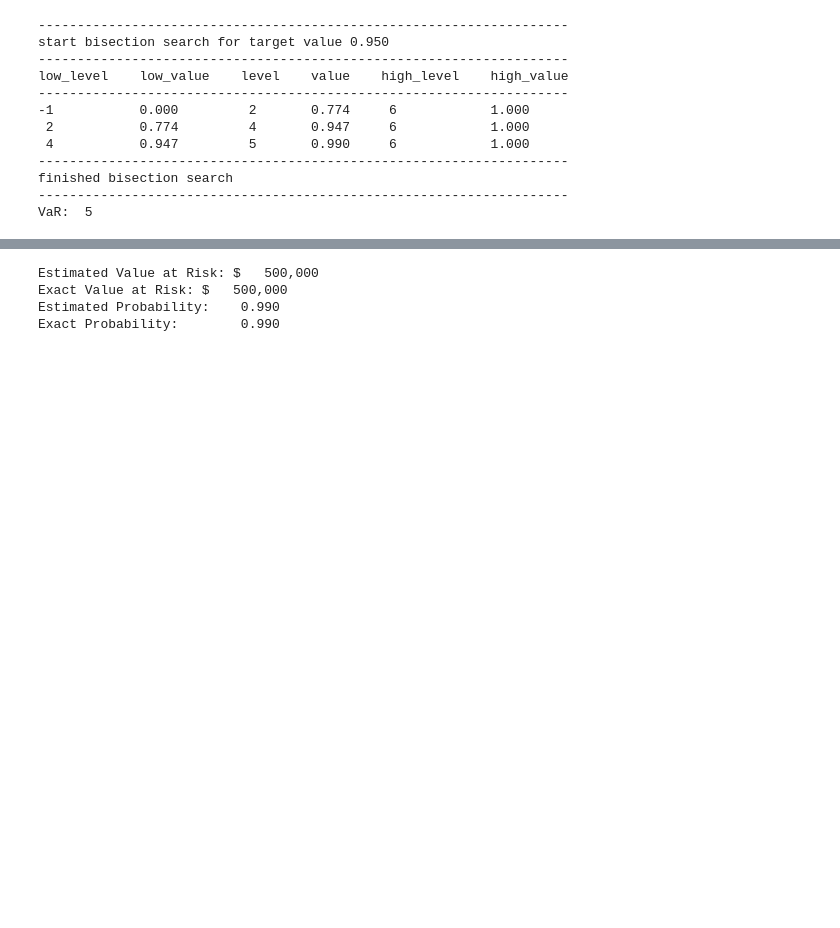
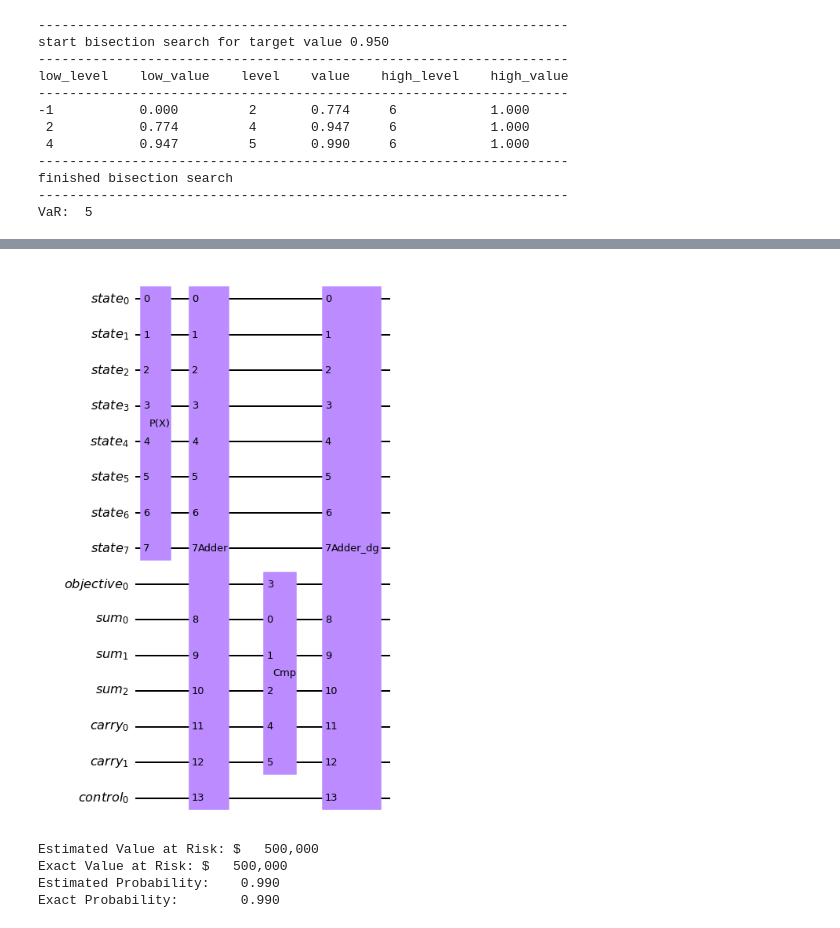
Before and after one commit to sergiogh/upc_credit_risk, a Jupyter notebook: final_project_credit_risk.ipynb, the cells around one changed output, grey strips where cells are left out. Saved outputs shown, nothing was run; the diff lists cells and outputs as text; code cells hidden in the pictures; blank space fills up the shorter version.

```diff
--- a/final_project_credit_risk.ipynb
+++ b/final_project_credit_risk.ipynb
@@ -798,3 +806,7 @@ VaR:  5
+# %%
+cdf_state_preparation.draw('mpl')
+# %% [output]
+[figure, added]
 # %%
 print('Estimated Value at Risk: $ {0:9,.0f}'.format(var * lgd_factor))
 print('Exact Value at Risk: $ {0:9,.0f}'.format(exact_var * lgd_factor))
```
Also changed, not shown: parts of 4 cells of this notebook.
